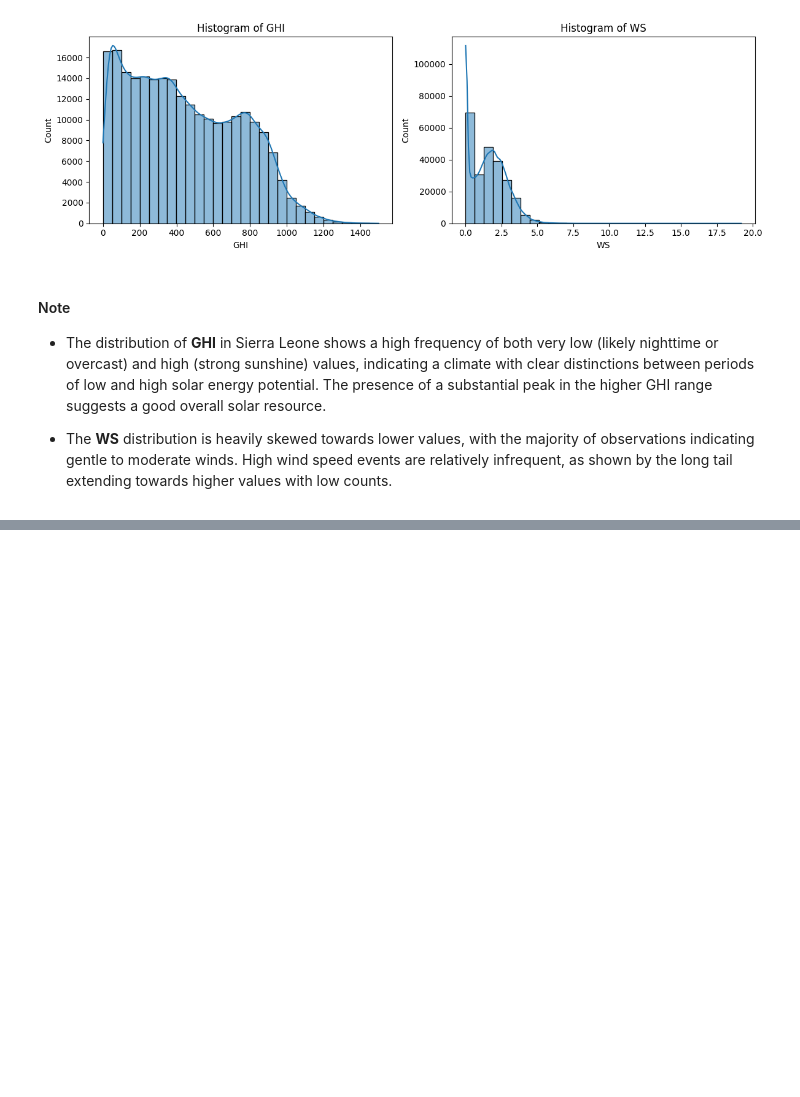
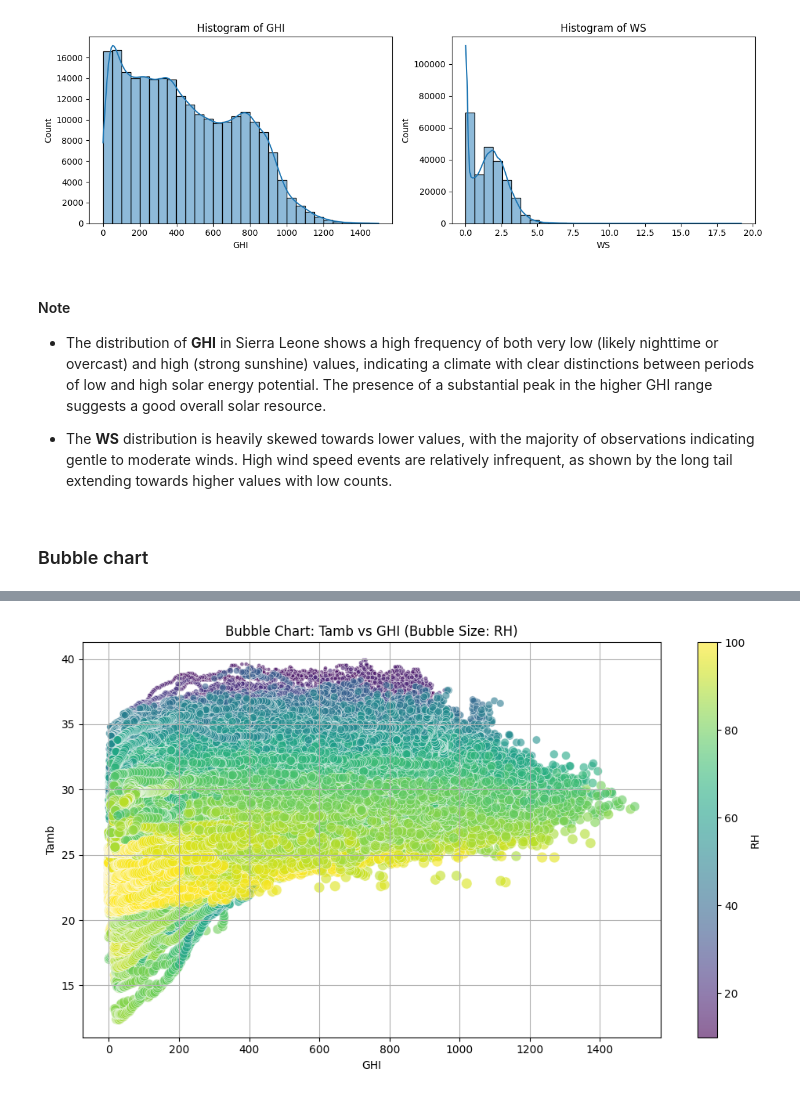
Before and after one commit to Ty-Miki/solar-challenge-week0, a Jupyter notebook: notebooks/eda_sierraleone.ipynb, the cells around one changed output, grey strips where cells are left out. Cells and saved outputs as stored; diff of their text form; code cells hidden in the pictures; blank space fills up the shorter version.

Commit message:
Analaysed relationship b/n GHI, Tamb and RH using bubble chart

```diff
--- a/notebooks/eda_sierraleone.ipynb
+++ b/notebooks/eda_sierraleone.ipynb
@@ -465,3 +465,10 @@ plot_gen.plot_histogram(clean_df, columns=['GHI', 'WS'])
 - The distribution of **GHI** in Sierra Leone shows a high frequency of both very low (likely nighttime or overcast) and high (strong sunshine) values, indicating a climate with clear distinctions between periods of low and high solar energy potential. The presence of a substantial peak in the higher GHI range suggests a good overall solar resource.
 
 - The **WS** distribution is heavily skewed towards lower values, with the majority of observations indicating gentle to moderate winds. High wind speed events are relatively infrequent, as shown by the long tail extending towards higher values with low counts.
+# %% [markdown]
+### Bubble chart
+# %%
+# Use plot generator to create a bubble chart
+# GHI vs Tamb with size based on RH
+plot_gen.plot_bubble_chart(clean_df, x_col='GHI', y_col='Tamb', size_col='RH')
+# %% [output]
@@ -467,0 +476 @@ plot_gen.plot_histogram(clean_df, columns=['GHI', 'WS'])
+[figure, added]
```
Also changed, not shown: parts of 2 cells of this notebook.
